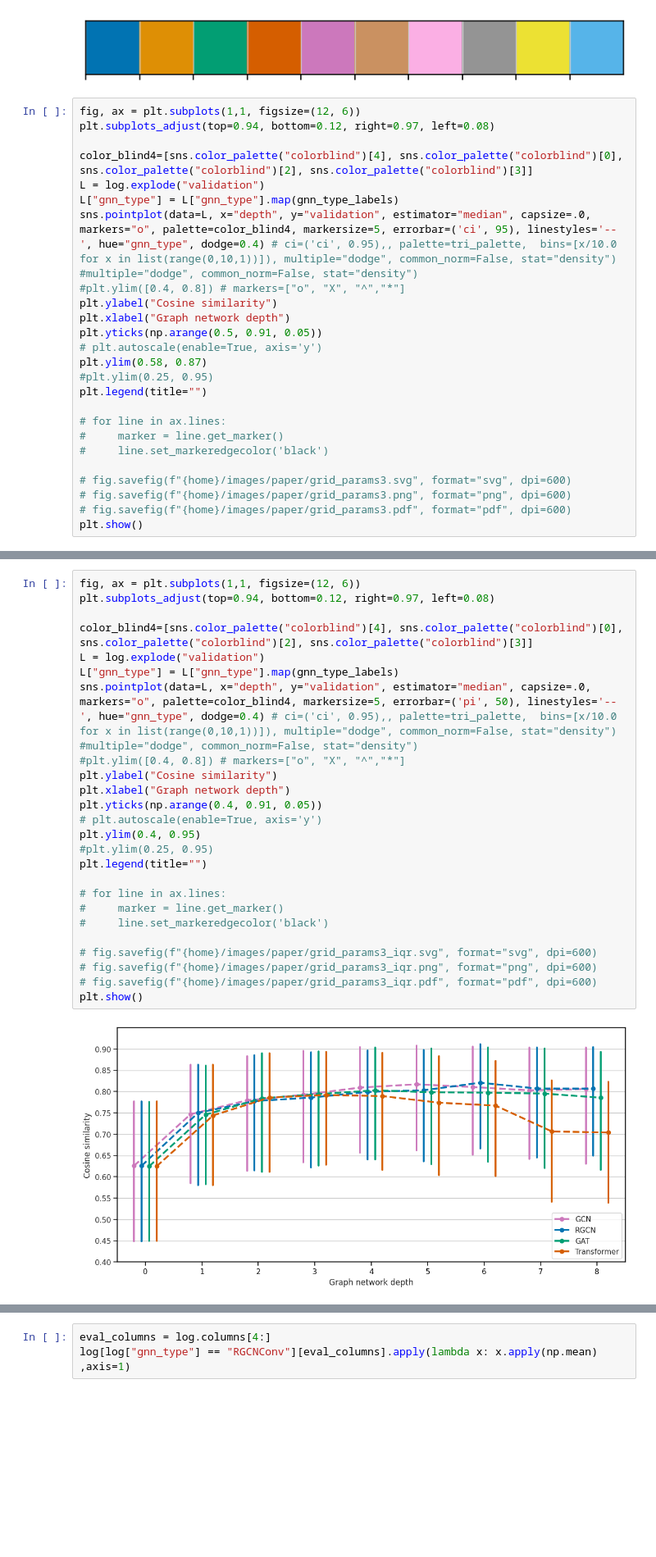
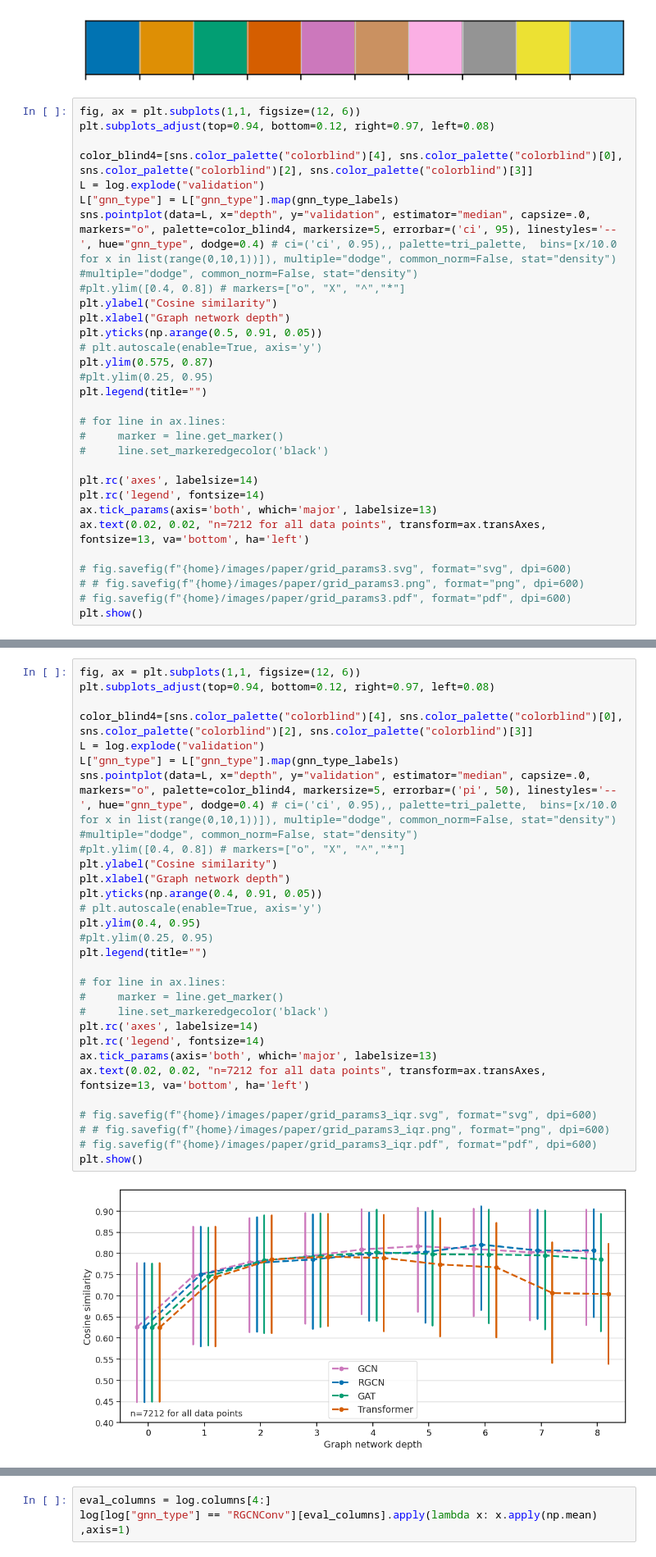
Before and after one commit to BAMeScience/fiora, a Jupyter notebook: notebooks/grid_stats.ipynb, the cells around one changed output, grey strips where cells are left out. Shown at 82% size. Saved outputs shown, nothing was run; the diff lists cells and outputs as text; blank space fills up the shorter version.

Commit message:
Update all Figures and generate source data files

```diff
--- a/notebooks/grid_stats.ipynb
+++ b/notebooks/grid_stats.ipynb
@@ -101,7 +101,7 @@ plt.ylabel("Cosine similarity")
 plt.xlabel("Graph network depth")
 plt.yticks(np.arange(0.5, 0.91, 0.05))
 # plt.autoscale(enable=True, axis='y')
-plt.ylim(0.58, 0.87)
+plt.ylim(0.575, 0.87)
 #plt.ylim(0.25, 0.95)
 plt.legend(title="")
 
@@ -109,8 +109,13 @@ plt.legend(title="")
 #     marker = line.get_marker()
 #     line.set_markeredgecolor('black')
 
+plt.rc('axes', labelsize=14)
+plt.rc('legend', fontsize=14)
+ax.tick_params(axis='both', which='major', labelsize=13)
+ax.text(0.02, 0.02, "n=7212 for all data points", transform=ax.transAxes, fontsize=13, va='bottom', ha='left')
+
 # fig.savefig(f"{home}/images/paper/grid_params3.svg", format="svg", dpi=600)
-# fig.savefig(f"{home}/images/paper/grid_params3.png", format="png", dpi=600)
+# # fig.savefig(f"{home}/images/paper/grid_params3.png", format="png", dpi=600)
 # fig.savefig(f"{home}/images/paper/grid_params3.pdf", format="pdf", dpi=600)
 plt.show()
 # %% [output]
@@ -118,30 +123,34 @@ plt.show()
 # %%
 fig, ax = plt.subplots(1,1, figsize=(12, 6))
 plt.subplots_adjust(top=0.94, bottom=0.12, right=0.97, left=0.08)
 
 color_blind4=[sns.color_palette("colorblind")[4], sns.color_palette("colorblind")[0], sns.color_palette("colorblind")[2], sns.color_palette("colorblind")[3]]
 L = log.explode("validation")
 L["gnn_type"] = L["gnn_type"].map(gnn_type_labels)
 sns.pointplot(data=L, x="depth", y="validation", estimator="median", capsize=.0,  markers="o", palette=color_blind4, markersize=5, errorbar=('pi', 50), linestyles='--', hue="gnn_type", dodge=0.4) # ci=('ci', 0.95),, palette=tri_palette,  bins=[x/10.0 for x in list(range(0,10,1))]), multiple="dodge", common_norm=False, stat="density") #multiple="dodge", common_norm=False, stat="density")
 #plt.ylim([0.4, 0.8]) # markers=["o", "X", "^","*"]
 plt.ylabel("Cosine similarity")
 plt.xlabel("Graph network depth")
 plt.yticks(np.arange(0.4, 0.91, 0.05))
 # plt.autoscale(enable=True, axis='y')
 plt.ylim(0.4, 0.95)
 #plt.ylim(0.25, 0.95)
 plt.legend(title="")
 
 # for line in ax.lines:
 #     marker = line.get_marker()
 #     line.set_markeredgecolor('black')
+plt.rc('axes', labelsize=14)
+plt.rc('legend', fontsize=14)
+ax.tick_params(axis='both', which='major', labelsize=13)
+ax.text(0.02, 0.02, "n=7212 for all data points", transform=ax.transAxes, fontsize=13, va='bottom', ha='left')
 
 # fig.savefig(f"{home}/images/paper/grid_params3_iqr.svg", format="svg", dpi=600)
-# fig.savefig(f"{home}/images/paper/grid_params3_iqr.png", format="png", dpi=600)
+# # fig.savefig(f"{home}/images/paper/grid_params3_iqr.png", format="png", dpi=600)
 # fig.savefig(f"{home}/images/paper/grid_params3_iqr.pdf", format="pdf", dpi=600)
 plt.show()
 # %% [output]
-[figure, old version]
+[figure, new version]
 # %%
 import numpy as np
 import scipy.stats as st
```
Also changed, not shown: parts of 10 cells of this notebook, 1 other file.
